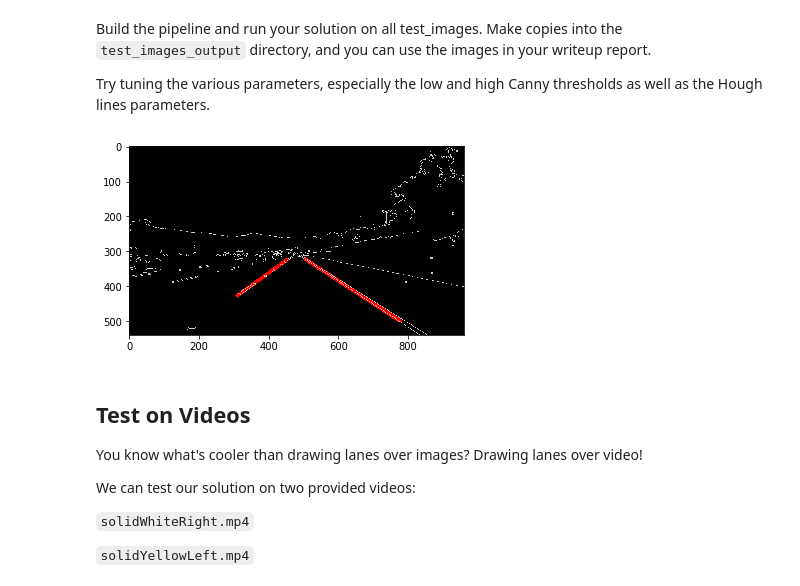
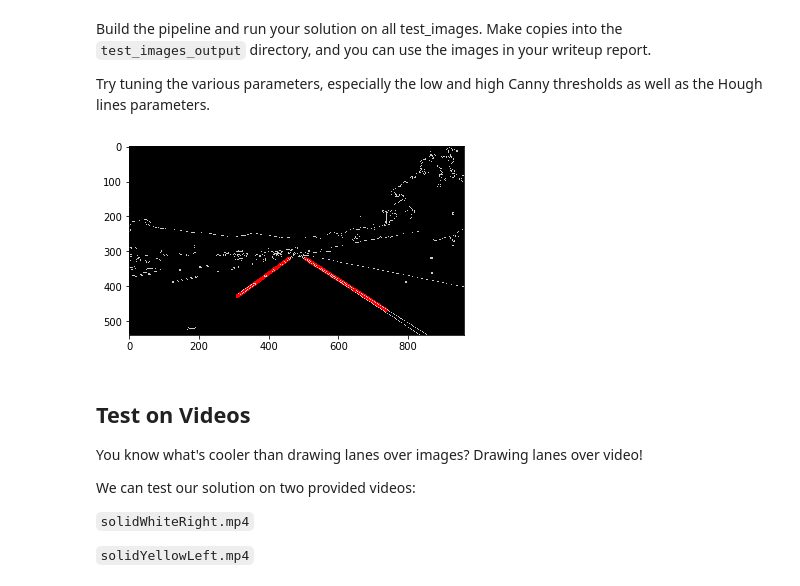
Before and after one commit to wy193777/CarND-LaneLines-P1, a Jupyter notebook: P1.ipynb, the cells around one changed output. Saved outputs shown, nothing was run; the diff lists cells and outputs as text; code cells hidden in the pictures.

```diff
--- a/P1.ipynb
+++ b/P1.ipynb
@@ -152,7 +152,7 @@ def draw_lines(img, lines, color=[255, 0, 0], thickness=2):
         for x1, y1, x2, y2 in line:
             dy = y2 - y1
             dx = x2 - x1
-            if 0 in [dy, dx]:
+            if -0.1 < dy/dx < 0.1:
                 continue
             if dy / dx > 0:
                 l_xs.extend((x1, x2))
@@ -252,10 +252,10 @@ def produce_lines_image(edges):
     vertices = np.array(
         [
             [
-                (100,imshape[0]-50),
+                (100,imshape[0]-75),
                 (imshape[1]/2-50, imshape[0]/5*3),
                 (imshape[1]/2+50, imshape[0]/5*3),
-                (imshape[1]-100,imshape[0]-50)
+                (imshape[1]-100,imshape[0]-75)
             ]
         ], dtype=np.int32)
 
@@ -270,34 +270,34 @@ def produce_lines_image(edges):
 
     # Run Hough on edge detected image
     # Output "lines" is an array containing endpoints of detected line segments
     line_image = hough_lines(
         masked_edges, rho, theta, threshold,
         min_line_length, max_line_gap)
     return line_image
 
 
 def draw_color_edge_on_gray(edges, line_image):
     # Draw the lines on the edge image
     color_edges = np.dstack((edges, edges, edges))
     line_edges = weighted_img(line_image, color_edges, 0.8, 1., 0.)
     return line_edges
 
 canny_edges = produce_canny_image(image)
 line_image = produce_lines_image(canny_edges)
 plt.imshow(draw_color_edge_on_gray(canny_edges, line_image))
 
 
 for path in os.listdir("test_images/"):
     image = mpimg.imread("test_images/{}".format(path))
     canny_edges = produce_canny_image(image)
     line_image = produce_lines_image(canny_edges)
     color_edges = draw_color_edge_on_gray(canny_edges, line_image)
     mpimg.imsave(
         "test_images_output/{}.png".format(path.split('.')[0]),
         color_edges
     )
 # %% [output]
-[figure, old version]
+[figure, new version]
 # %% [markdown]
 ## Test on Videos
 
```
Also changed, not shown: parts of 3 cells of this notebook, 11 other files.
